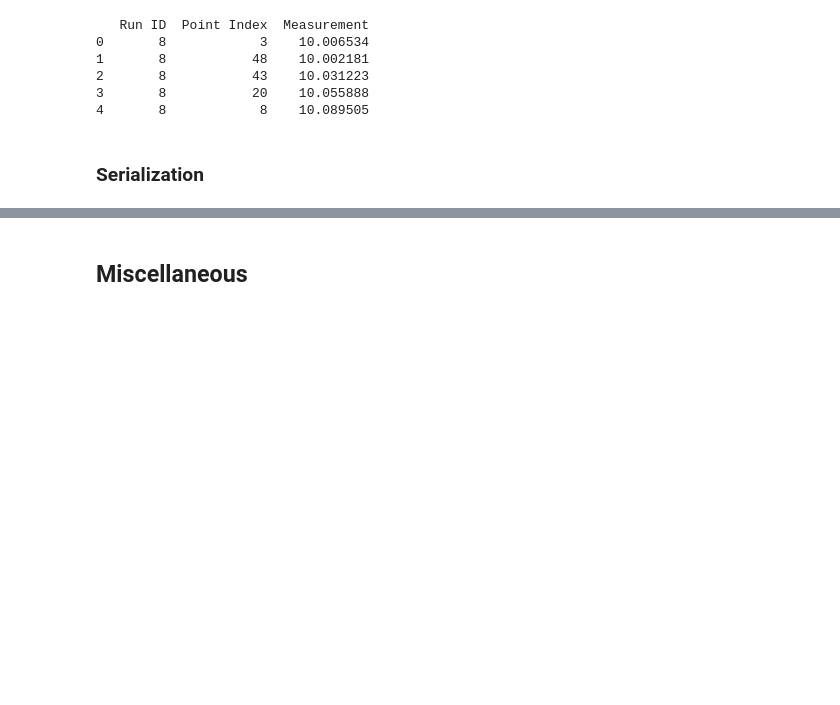
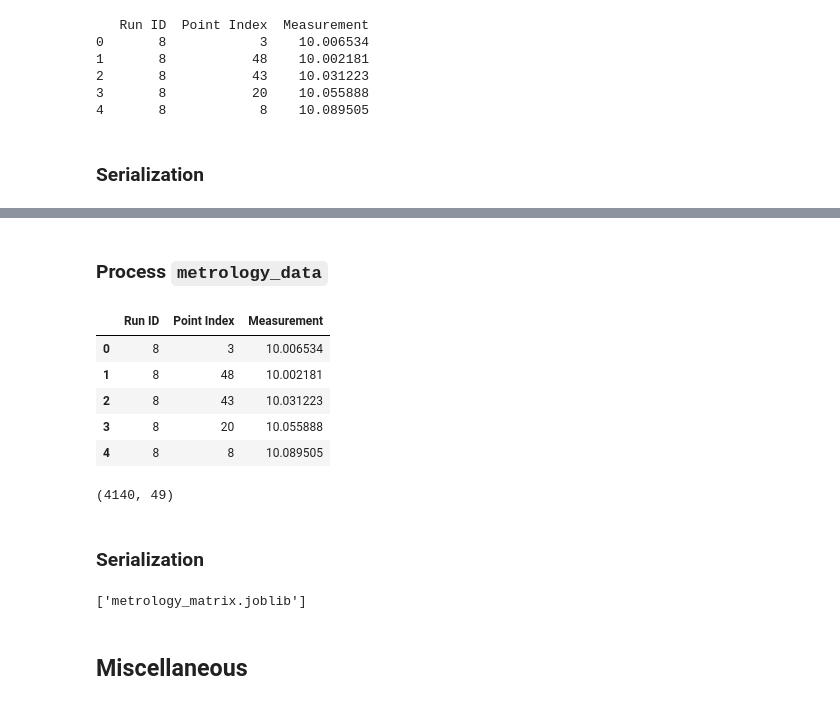
Before and after one commit to yyccbb/micro-ai-challenge, a Jupyter notebook: data-preprocessor.ipynb, the cells around one changed output, grey strips where cells are left out. Drawn from its saved outputs; the diff is of its cells as text; code cells hidden in the pictures; blank space fills up the shorter version.

```diff
--- a/data-preprocessor.ipynb
+++ b/data-preprocessor.ipynb
@@ -185,3 +272,29 @@ global_metrology_data.to_parquet('processed_global_metrology_data.parquet')
+# %% [markdown]
+### Process `metrology_data`
+# %%
+processed_global_metrology_data.head()
+# %% [output]
+|  | Run ID | Point Index | Measurement |
+| 0 | 8 | 3 | 10.006534 |
+| 1 | 8 | 48 | 10.002181 |
+| 2 | 8 | 43 | 10.031223 |
+| 3 | 8 | 20 | 10.055888 |
+| 4 | 8 | 8 | 10.089505 |
+# %%
+metrology_matrix = processed_global_metrology_data.pivot(index='Run ID', columns='Point Index', values='Measurement')
+metrology_matrix = metrology_matrix.to_numpy()
+print(metrology_matrix.shape)
+# %% [output]
+(4140, 49)
+# %% [markdown]
+### Serialization
+# %%
+from joblib import dump, load
+dump(run_matrices, 'run_matrices.joblib')
+dump(incoming_run_matrices, 'incoming_run_matrices.joblib')
+dump(metrology_matrix, 'metrology_matrix.joblib')
+# %% [output]
+['metrology_matrix.joblib']
 # %% [markdown]
 ## Miscellaneous
 # %%
```
Also changed, not shown: parts of 9 cells of this notebook.
